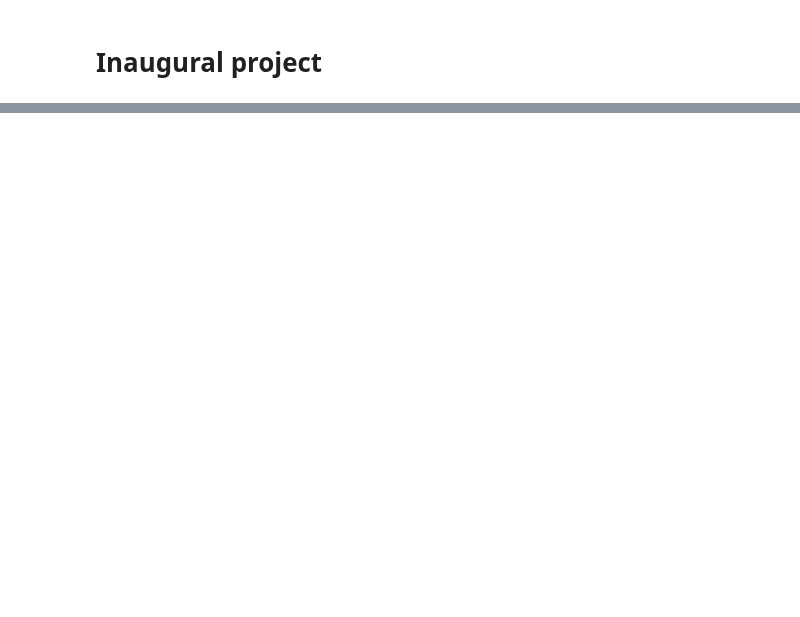
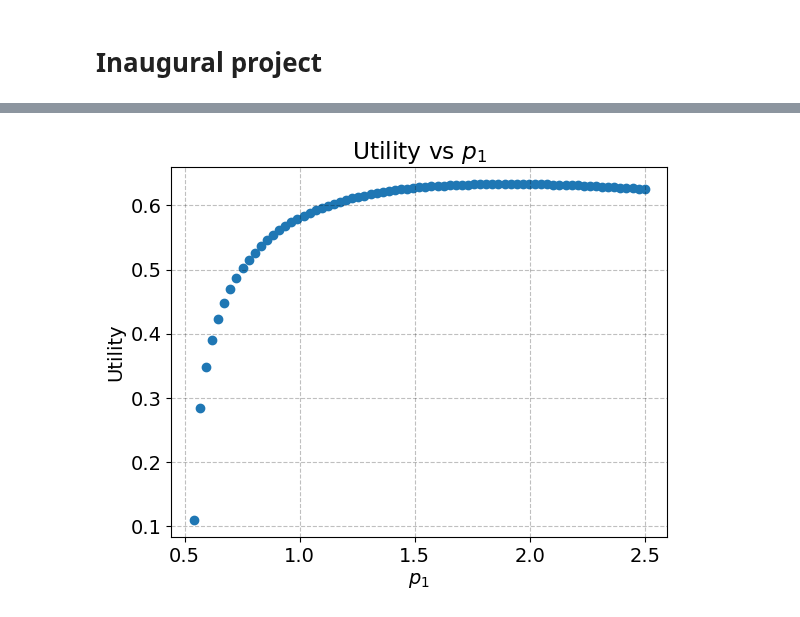
Before and after one commit to NumEconCopenhagen/projects-2024-josh-joshua-and-lyonell, a Jupyter notebook: inauguralproject/InauguralProject2024.ipynb, the cells around one changed output, grey strips where cells are left out. Cells and saved outputs as stored; diff of their text form; code cells hidden in the pictures; blank space fills up the shorter version.

```diff
--- a/inauguralproject/InauguralProject2024.ipynb
+++ b/inauguralproject/InauguralProject2024.ipynb
@@ -648,0 +234,10 @@ No artists with labels found to put in legend.  Note that artists whose label st
+# %%
+# plot the utility values
+plt.scatter(p1_grid, grid_mkt)
+plt.xlabel('$p_1$')
+plt.ylabel('Utility')
+plt.title('Utility vs $p_1$')
+plt.grid(True)
+plt.show()
+# %% [output]
+[figure, added]
```
Also changed, not shown: parts of 63 cells of this notebook, 1 other file.
